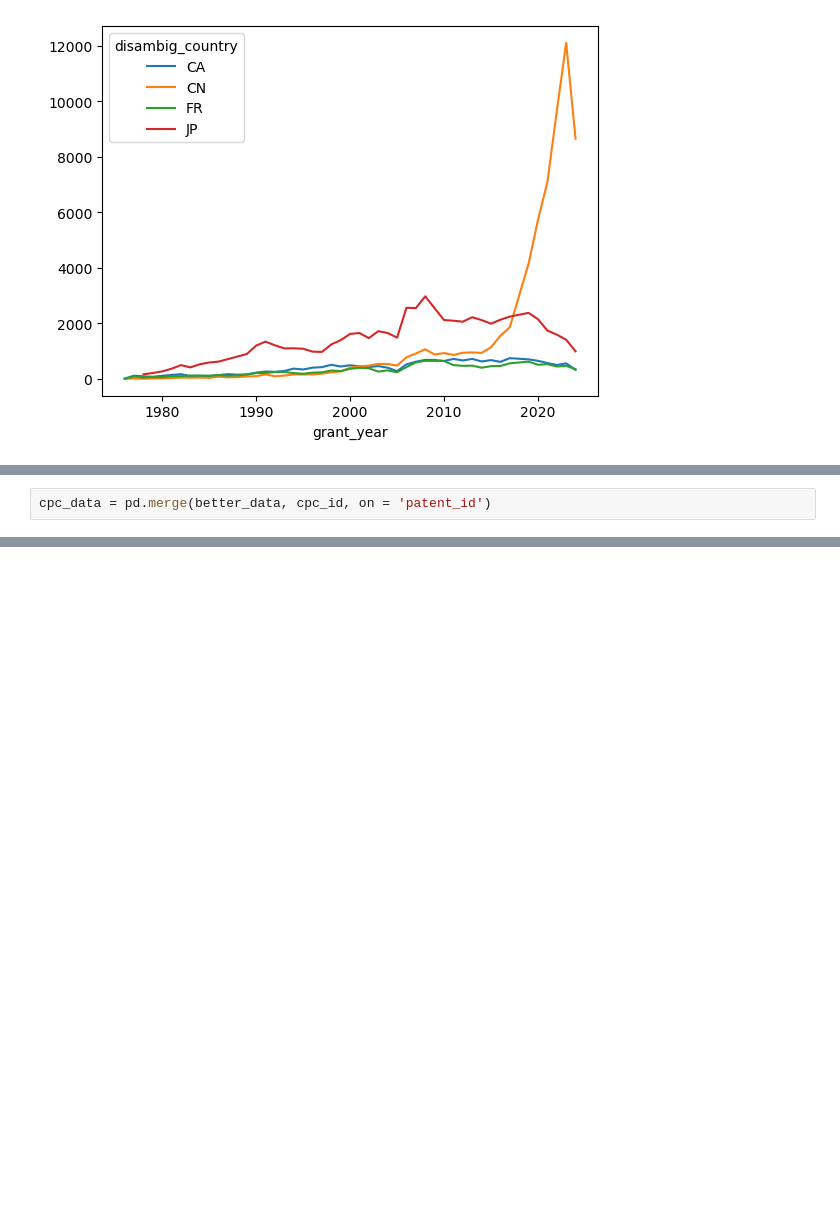
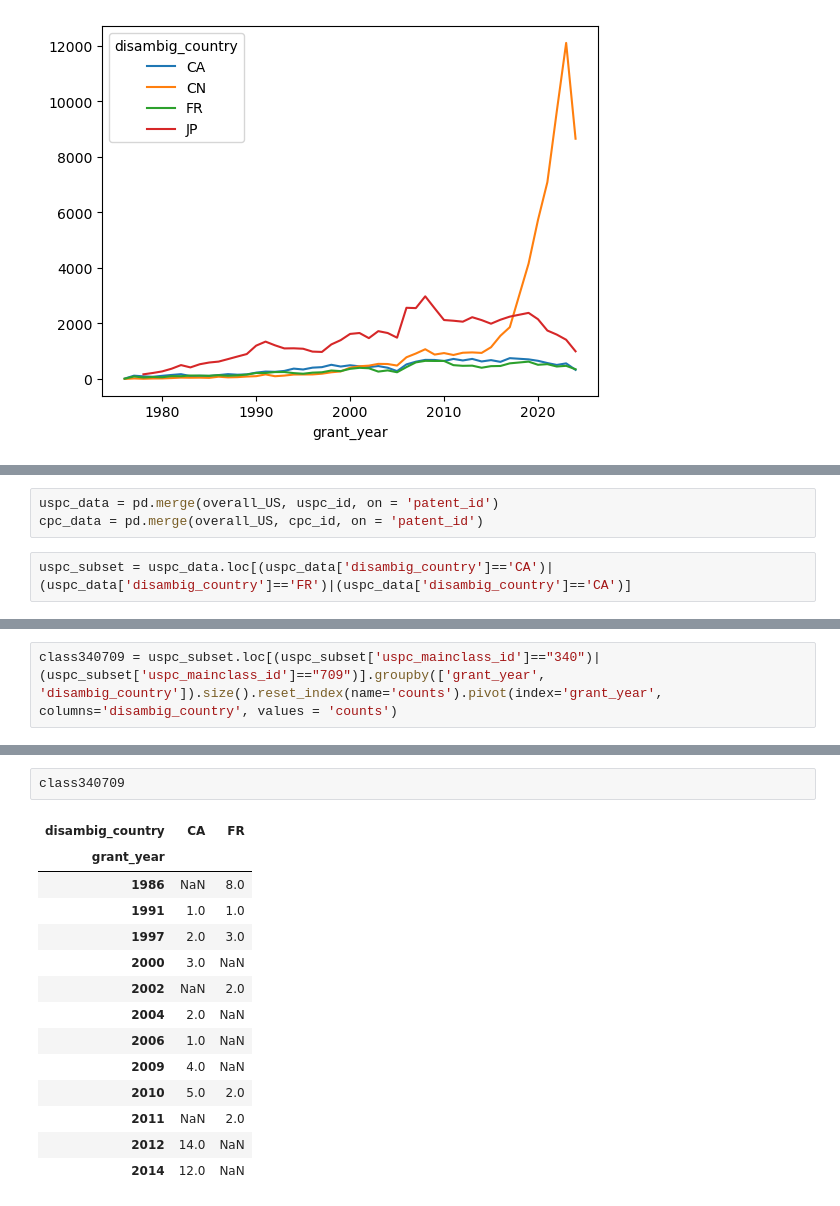
Before and after one commit to yueyun-zhang/InnovationEconomics-Exploration, a Jupyter notebook: USPTO_Data/20240828-DataExploration.ipynb, the cells around one changed output, grey strips where cells are left out. Drawn from its saved outputs; the diff is of its cells as text; blank space fills up the shorter version.

```diff
--- a/USPTO_Data/20240828-DataExploration.ipynb
+++ b/USPTO_Data/20240828-DataExploration.ipynb
@@ -172,3 +196,6 @@ better_data = better_data.reset_index()
 # %%
-cpc_data = pd.merge(better_data, cpc_id, on = 'patent_id')
+uspc_data = pd.merge(overall_US, uspc_id, on = 'patent_id')
+cpc_data = pd.merge(overall_US, cpc_id, on = 'patent_id')
+# %%
+uspc_subset = uspc_data.loc[(uspc_data['disambig_country']=='CA')|(uspc_data['disambig_country']=='FR')|(uspc_data['disambig_country']=='CA')]
 # %%
@@ -191,0 +203,2 @@ cpc_country_data[cpc_country_data['disambig_country']=='CA']#.pivot(index = 'gra
+# %%
+class340709 = uspc_subset.loc[(uspc_subset['uspc_mainclass_id']=="340")|(uspc_subset['uspc_mainclass_id']=="709")].groupby(['grant_year', 'disambig_country']).size().reset_index(name='counts').pivot(index='grant_year', columns='disambig_country', values = 'counts')
@@ -191,0 +213,17 @@ cpc_country_data[cpc_country_data['disambig_country']=='CA']#.pivot(index = 'gra
+# %%
+class340709
+# %% [output]
+| disambig_country | CA | FR |
+| grant_year |  |  |
+| 1986 | NaN | 8.0 |
+| 1991 | 1.0 | 1.0 |
+| 1997 | 2.0 | 3.0 |
+| 2000 | 3.0 | NaN |
+| 2002 | NaN | 2.0 |
+| 2004 | 2.0 | NaN |
+| 2006 | 1.0 | NaN |
+| 2009 | 4.0 | NaN |
+| 2010 | 5.0 | 2.0 |
+| 2011 | NaN | 2.0 |
+| 2012 | 14.0 | NaN |
+| 2014 | 12.0 | NaN |
```
Also changed, not shown: parts of 10 cells of this notebook.
